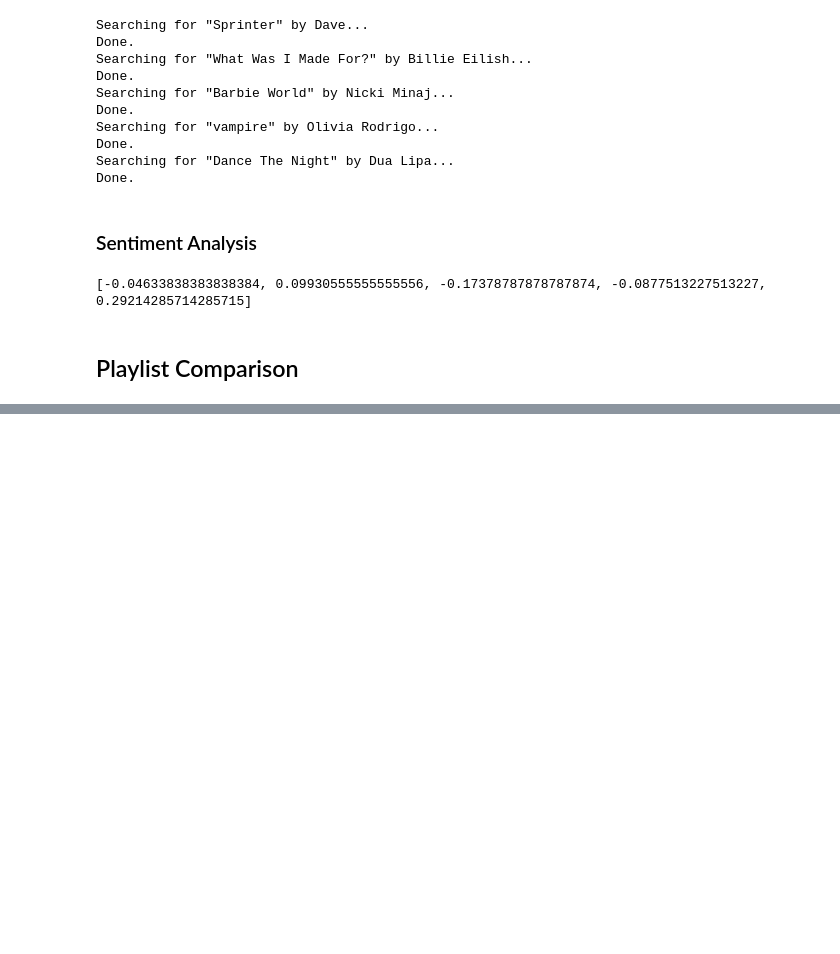
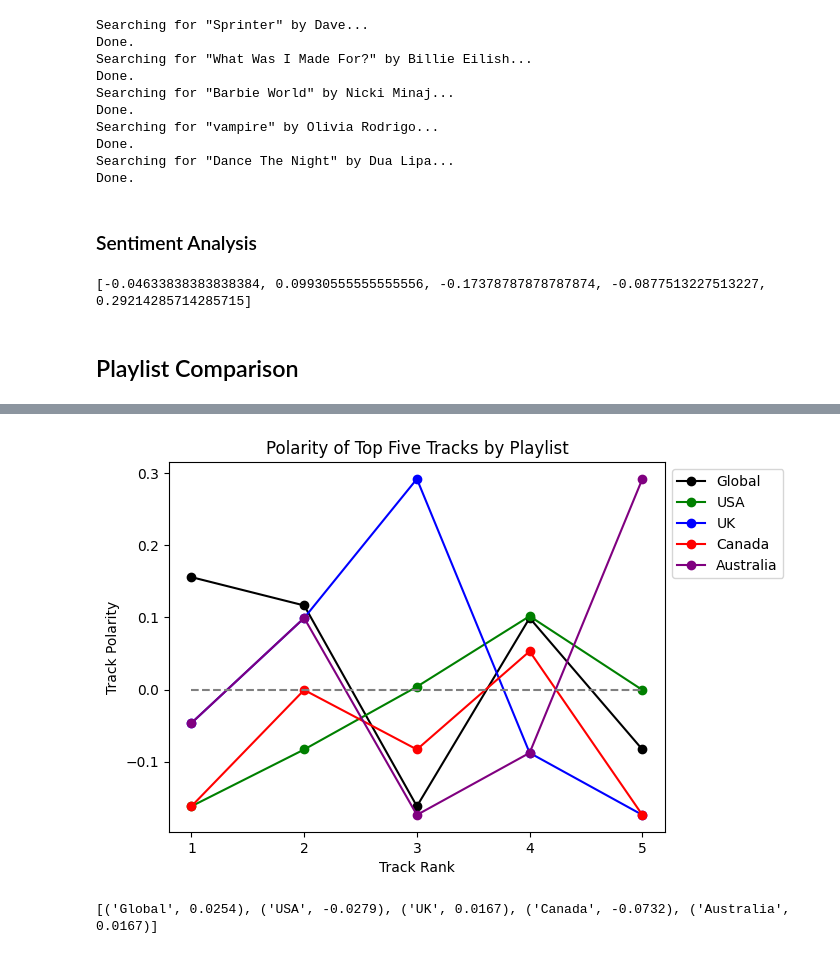
Before and after one commit to bethharvey/spotify-sentiment-analysis, a Jupyter notebook: spotify-sentiment.ipynb, the cells around one changed output, grey strips where cells are left out. Drawn from its saved outputs; the diff is of its cells as text; code cells hidden in the pictures; blank space fills up the shorter version.

Commit message:
Add plots and conclusions

```diff
--- a/spotify-sentiment.ipynb
+++ b/spotify-sentiment.ipynb
@@ -264,3 +269,20 @@ print(top_five_australia_polarity)
 [-0.04633838383838384, 0.09930555555555556, -0.17378787878787874, -0.0877513227513227, 0.29214285714285715]
 # %% [markdown]
 ## Playlist Comparison
+# %%
+# Create DataFrame
+polarities = [top_five_global_polarity, top_five_usa_polarity, top_five_uk_polarity, top_five_canada_polarity, top_five_australia_polarity]
+tracks = [top_five_global, top_five_usa, top_five_uk, top_five_canada, top_five_australia]
+playlists = ['Global', 'USA', 'UK', 'Canada', 'Australia']
+
+row_entries = []
+for track_list, polarity_list in list(zip(tracks, polarities)):
+    row_entry = []
+    for track, polarity in list(zip(track_list, polarity_list)):
+        row_entry.append(track)
+        row_entry.append(polarity)
+    row_entries.append(row_entry)
+
+df = pd.DataFrame(row_entries, index = playlists, columns = ['t1', 'p1', 't2', 'p2', 't3', 'p3', 't4', 'p4', 't5', 'p5'])
+
+df
@@ -266,0 +311,22 @@ print(top_five_australia_polarity)
+# %%
+# Plot track polarity vs rank by country
+
+colors = ['black', 'green', 'blue', 'red', 'purple']
+
+for playlist, color in zip(polarities, colors):
+    plt.plot(playlist, color = color, marker = 'o')
+plt.title('Polarity of Top Five Tracks by Playlist')
+plt.xlabel('Track Rank')
+plt.ylabel('Track Polarity')
+plt.xticks(ticks = [0, 1, 2, 3, 4], labels = [1, 2, 3, 4, 5])
+plt.hlines(y = 0, xmin = 0, xmax = 4, color = 'gray', linestyles = 'dashed')
+plt.legend(playlists, bbox_to_anchor = (1.0, 1.0))
+plt.show()
+# %% [output]
+[figure, added]
+# %%
+# Calculate average polarity for each playlist
+average_polarities = [round(np.mean(polarity_list), 4) for polarity_list in polarities]
+print(list(zip(playlists, average_polarities)))
+# %% [output]
+[('Global', 0.0254), ('USA', -0.0279), ('UK', 0.0167), ('Canada', -0.0732), ('Australia', 0.0167)]
```
Also changed, not shown: parts of 6 cells of this notebook.
